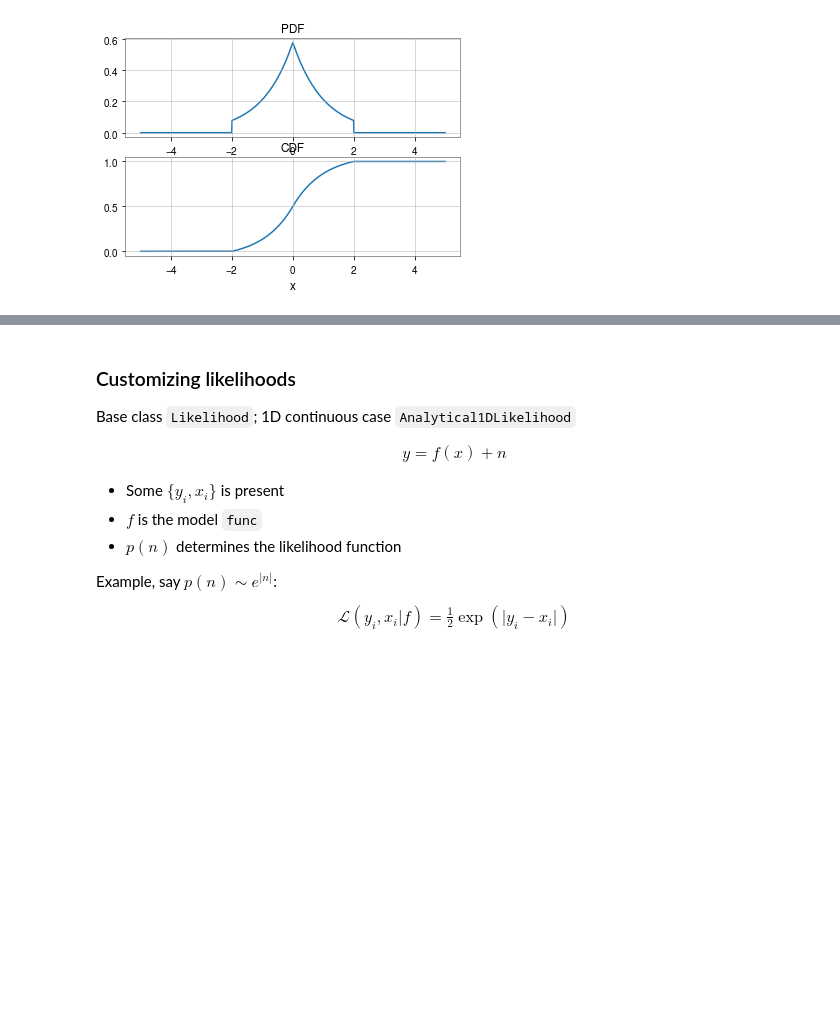
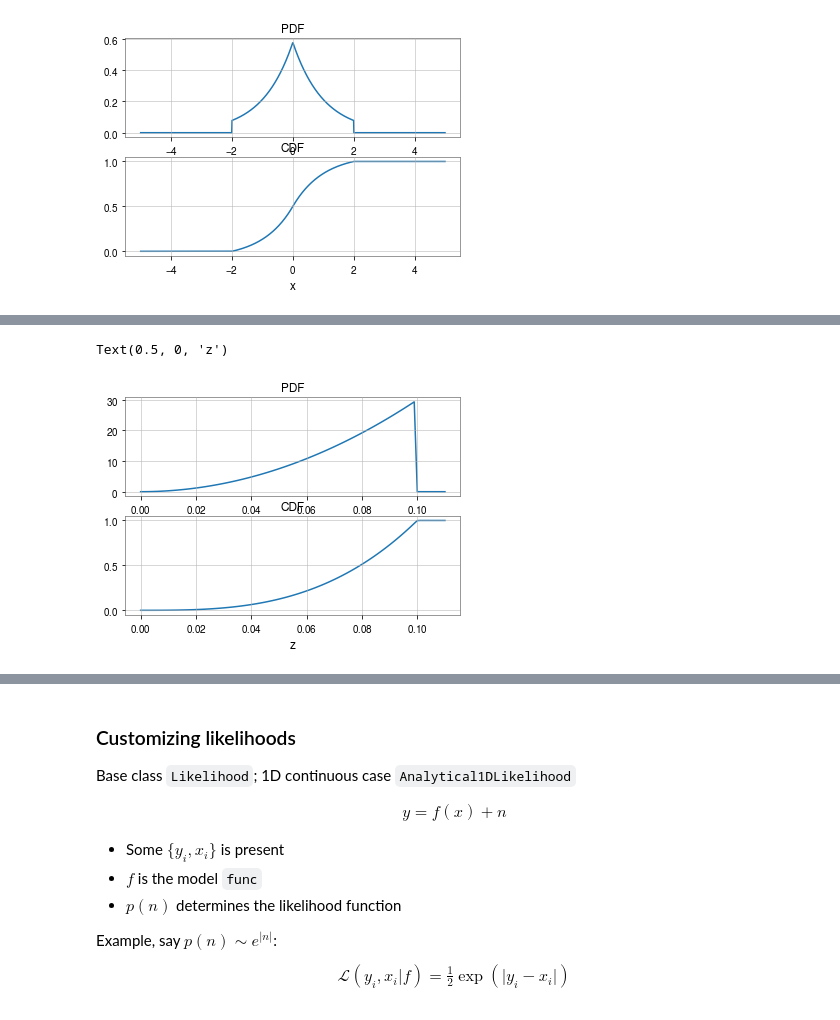
Before and after one commit to deepchatterjeeligo/bilby-demo, a Jupyter notebook: notebooks/custom-priors-and-likelihoods.ipynb, the cells around one changed output, grey strips where cells are left out. Cells and saved outputs as stored; diff of their text form; code cells hidden in the pictures; blank space fills up the shorter version.

```diff
--- a/notebooks/custom-priors-and-likelihoods.ipynb
+++ b/notebooks/custom-priors-and-likelihoods.ipynb
@@ -83,0 +92,31 @@ Text(0.5, 0, 'x')
+# %%
+class ZSquaredPrior(Prior):
+    def prob(self, z):
+        norm = (1./3.) * (self.maximum**3 - self.minimum**3)
+        res = z**2 / norm
+        if not hasattr(z, 'size') or z.size==1:
+            return res if self.minimum <= z <= self.maximum else 0.
+        res[z <= self.minimum] = 0.
+        res[z >= self.maximum] = 0.
+        return res
+
+    def rescale(self, p):
+        self.test_valid_for_rescaling(p)
+        norm = self.maximum**3 - self.minimum**3
+        res = np.cbrt(p * norm + self.minimum**3)
+        return res
+# %%
+z_squared_prior = ZSquaredPrior(minimum=1e-3, maximum=0.1)
+
+fig, (ax1, ax2) = plt.subplots(2, 1)
+x = np.linspace(0, 0.11, 100)
+y = z_squared_prior.prob(x)
+Y = z_squared_prior.cdf(x)
+ax1.plot(x, y)
+ax1.set_title("PDF")
+ax2.plot(x, Y)
+ax2.set_title("CDF")
+ax2.set_xlabel("z")
+# %% [output]
+Text(0.5, 0, 'z')
+[figure, added]
```
Also changed, not shown: parts of 7 cells of this notebook.
